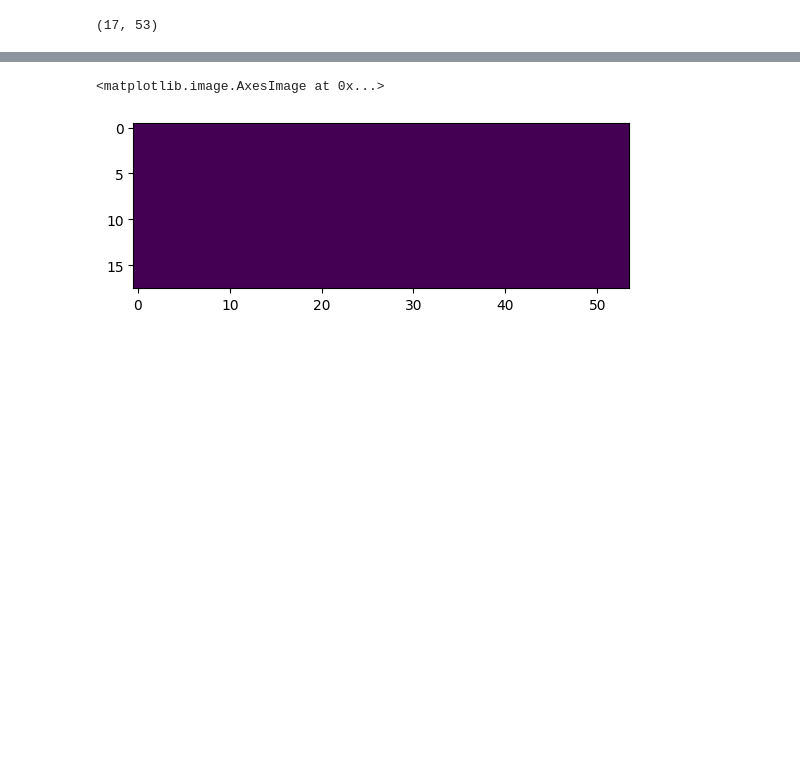
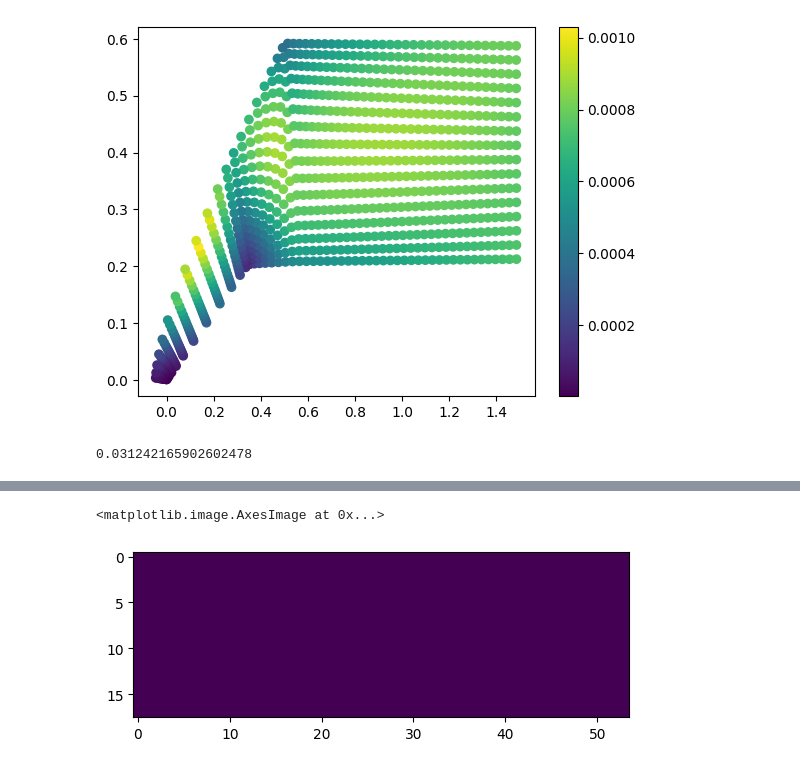
Before and after one commit to aaron23pueschel/CFD, a Jupyter notebook: CFD_FINAL2/RAMP.ipynb, the cells around one changed output, grey strips where cells are left out. Cells and saved outputs as stored; diff of their text form; code cells hidden in the pictures; blank space fills up the shorter version.

```diff
--- a/CFD_FINAL2/RAMP.ipynb
+++ b/CFD_FINAL2/RAMP.ipynb
@@ -11,20 +14,22 @@ import pickle
 # %%
 SUPERCOARSE = Nozzle("inputs/RAMP_inputs.nml")
 SUPERCOARSE.CFL = .1
 
 
 self = SUPERCOARSE
 self.CFL = .0000001
 self.iter_max = 78000
 
 # RUN MEDIUM SIMULATION
 self.set_arrays()
-#self.load_grid("Meshes/Inlet.417x129.grd")
-self.set_curved_geometry()
+self.load_grid("Meshes/Inlet.53x17.grd")
+#self.set_curved_geometry()
 self.set_normals()
-self.compute_all_areas()
+self.compute_all_areas(visualize=True)
 self.is_foil = False
+# %% [output]
+[figure, added]
-# %%
-self.x.shape
-# %% [output]
-(17, 53)
+# %%
+np.max(self.A_left)
+# %% [output]
+0.031242165902602478
```
Also changed, not shown: parts of 32 cells of this notebook, 24 other files.
